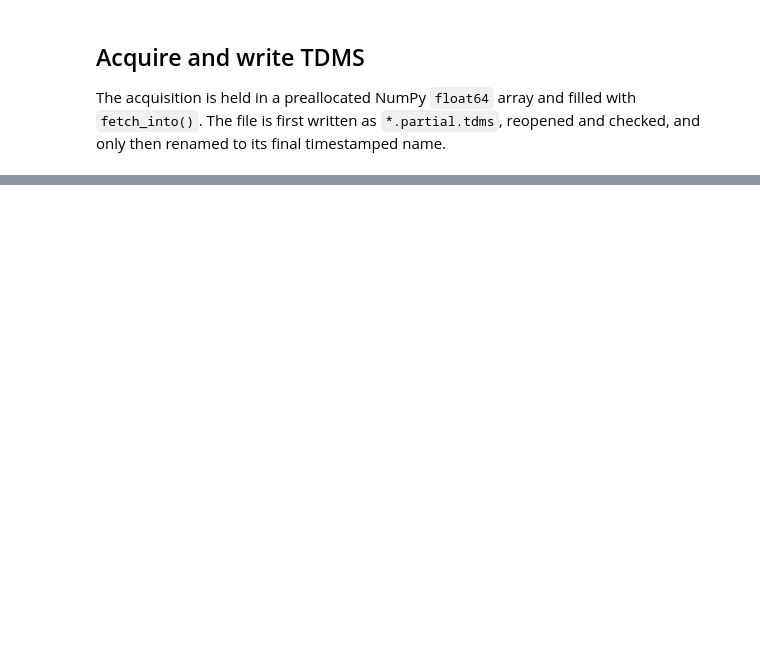
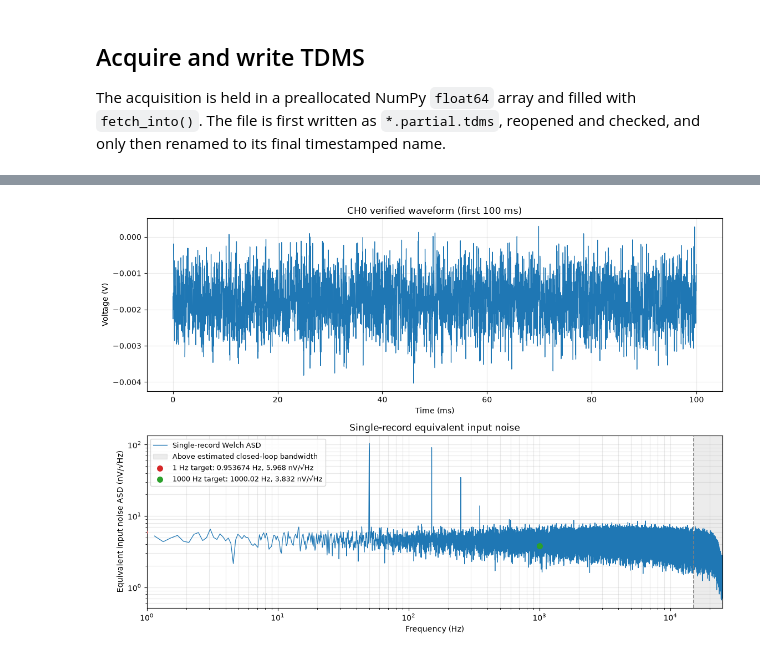
Before and after one commit to MMurphy98/Unicorn_Testbench, a Jupyter notebook: Unicorn_CSA_RevB-COB/dut_revb_pmu_noise_capture.ipynb, the cells around one changed output, grey strips where cells are left out. Drawn from its saved outputs; the diff is of its cells as text; code cells hidden in the pictures; blank space fills up the shorter version.

Commit message:
test(noise): automate and document RevB PMU runs

```diff
--- a/Unicorn_CSA_RevB-COB/dut_revb_pmu_noise_capture.ipynb
+++ b/Unicorn_CSA_RevB-COB/dut_revb_pmu_noise_capture.ipynb
@@ -29,7 +29,7 @@ PROJECT_DIR = next(
 if PROJECT_DIR is None:
     raise RuntimeError("Run this notebook from the project or Unicorn_CSA_RevB-COB directory.")
 
-DATA_DIR = PROJECT_DIR / "data"
+DATA_DIR = PROJECT_DIR / "data" / "demo"
 RESULTS_DIR = PROJECT_DIR / "results"
 DATA_DIR.mkdir(parents=True, exist_ok=True)
 RESULTS_DIR.mkdir(parents=True, exist_ok=True)
@@ -262,0 +273,84 @@ display(Image(filename=str(plot_path)))
+# %%
+import matplotlib.pyplot as plt
+from scipy.signal import welch
+
+demo_sample_rate_hz = 1.0 / stored_interval_s
+demo_nperseg = min(262_144, stored_samples_v.size)
+frequency_hz, output_psd_v2_per_hz = welch(
+    stored_samples_v,
+    fs=demo_sample_rate_hz,
+    window="hann",
+    nperseg=demo_nperseg,
+    noverlap=demo_nperseg // 2,
+    detrend="constant",
+    return_onesided=True,
+    scaling="density",
+    average="mean",
+)
+input_asd_nv_per_rt_hz = (
+    np.sqrt(np.maximum(output_psd_v2_per_hz, 0.0))
+    / CLOSED_LOOP_GAIN
+    * 1.0e9
+)
+
+display_count = min(stored_samples_v.size, int(round(0.1 * demo_sample_rate_hz)))
+display_time_ms = np.arange(display_count, dtype=np.float64) / demo_sample_rate_hz * 1.0e3
+plot_upper_hz = min(25_000.0, float(frequency_hz[-1]))
+spectrum_mask = (
+    (frequency_hz >= 1.0)
+    & (frequency_hz <= plot_upper_hz)
+    & (input_asd_nv_per_rt_hz > 0.0)
+)
+
+fig, (time_axis, spectrum_axis) = plt.subplots(2, 1, figsize=(11.5, 8.0))
+time_axis.plot(display_time_ms, stored_samples_v[:display_count], linewidth=0.9)
+time_axis.set_title("CH0 verified waveform (first 100 ms)")
+time_axis.set_xlabel("Time (ms)")
+time_axis.set_ylabel("Voltage (V)")
+time_axis.grid(True, alpha=0.28)
+
+spectrum_axis.loglog(
+    frequency_hz[spectrum_mask],
+    input_asd_nv_per_rt_hz[spectrum_mask],
+    linewidth=0.9,
+    label="Single-record Welch ASD",
+)
+if 1.0 < ESTIMATED_CLOSED_LOOP_BANDWIDTH_HZ < plot_upper_hz:
+    spectrum_axis.axvspan(
+        ESTIMATED_CLOSED_LOOP_BANDWIDTH_HZ,
+        plot_upper_hz,
+        color="tab:gray",
+        alpha=0.14,
+        label="Above estimated closed-loop bandwidth",
+    )
+    spectrum_axis.axvline(
+        ESTIMATED_CLOSED_LOOP_BANDWIDTH_HZ,
+        color="tab:gray",
+        linestyle="--",
+        linewidth=1.2,
+    )
+
+for target_hz, color in ((1.0, "tab:red"), (1_000.0, "tab:green")):
+    positive_bins = np.flatnonzero(frequency_hz > 0.0)
+    index = positive_bins[np.argmin(np.abs(frequency_hz[positive_bins] - target_hz))]
+    actual_hz = float(frequency_hz[index])
+    value = float(input_asd_nv_per_rt_hz[index])
+    spectrum_axis.scatter(
+        [actual_hz],
+        [value],
+        color=color,
+        s=48,
+        zorder=4,
+        label=f"{target_hz:g} Hz target: {actual_hz:.6g} Hz, {value:.4g} nV/√Hz",
+    )
+    print(f"{target_hz:g} Hz target -> {actual_hz:.9f} Hz bin: {value:.9g} nV/sqrt(Hz)")
+
+spectrum_axis.set_xlim(1.0, plot_upper_hz)
+spectrum_axis.set_title("Single-record equivalent input noise")
+spectrum_axis.set_xlabel("Frequency (Hz)")
+spectrum_axis.set_ylabel("Equivalent input noise ASD (nV/√Hz)")
+spectrum_axis.grid(True, which="both", alpha=0.28)
+spectrum_axis.legend(loc="best", fontsize=9)
+fig.tight_layout()
+plt.show()
+# %% [output]
@@ -262,0 +359 @@ display(Image(filename=str(plot_path)))
+[figure, added]
```
Also changed, not shown: parts of 8 cells of this notebook, 14 other files.
